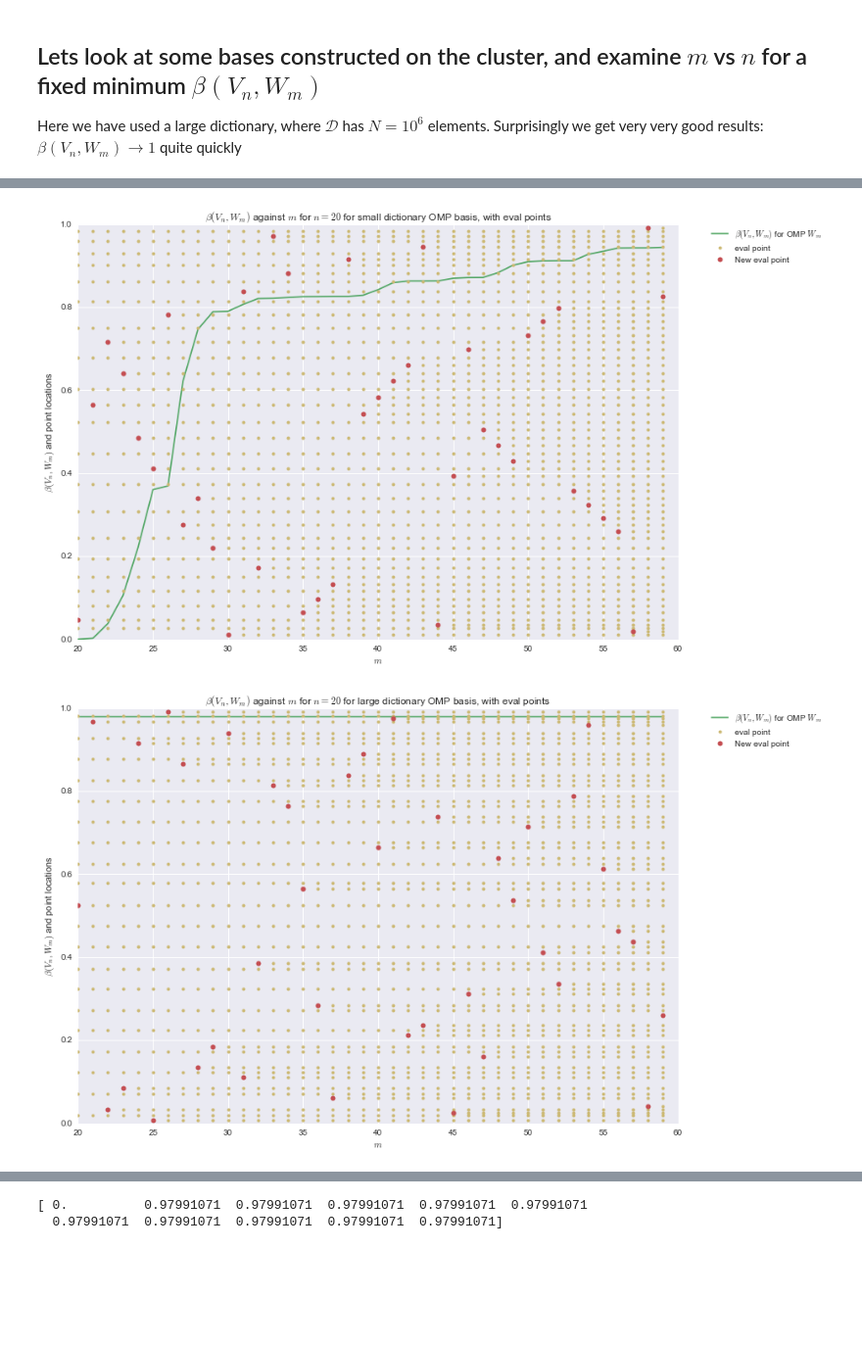
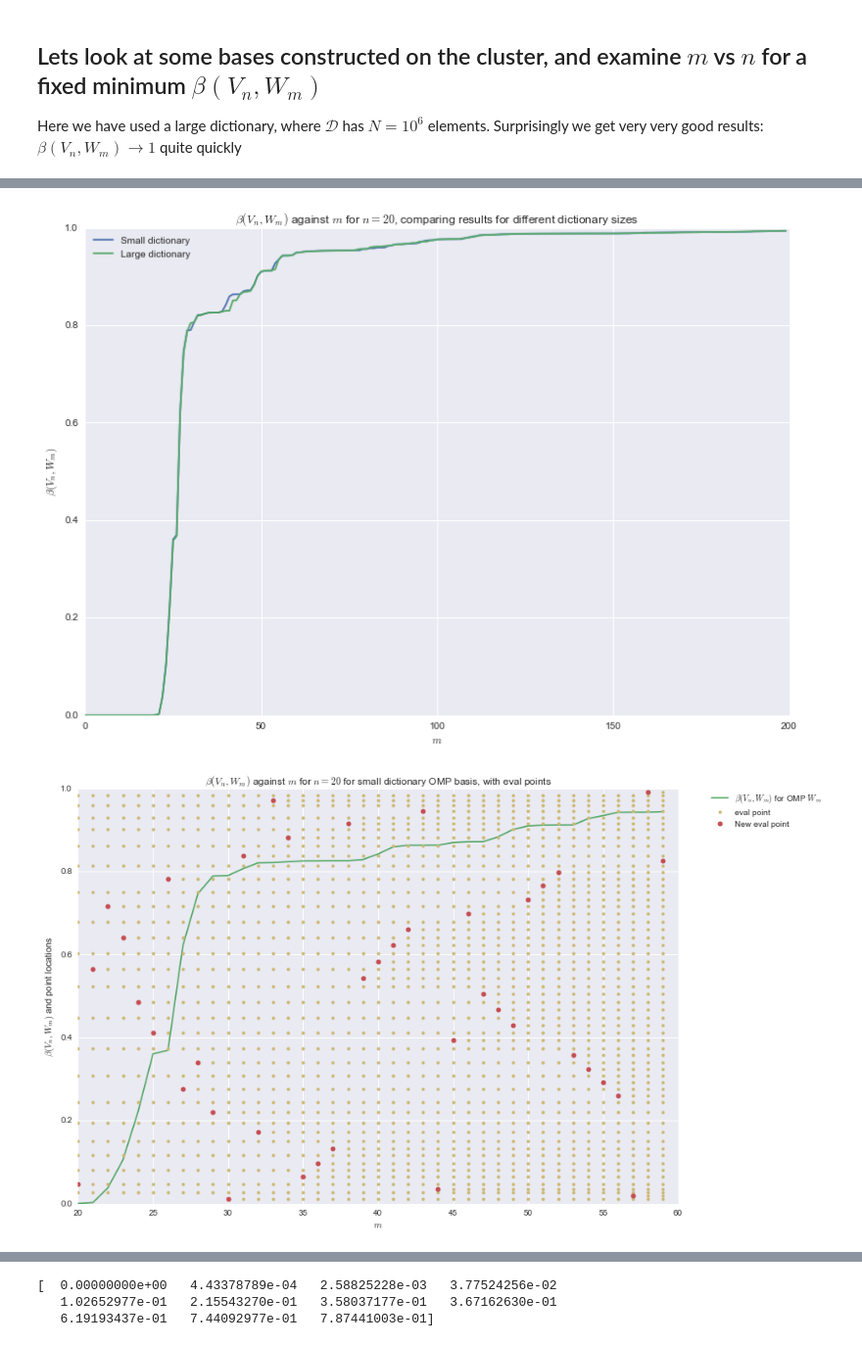
Before and after one commit to Catcher132/omp, a Jupyter notebook: 02_greedy_convergence.ipynb, the cells around one changed output, grey strips where cells are left out. Shown: that part at 98% size. Cells and saved outputs as stored; diff of their text form; code cells hidden in the pictures; blank space fills up the shorter version.

Commit message:
new results updated

```diff
--- a/02_greedy_convergence.ipynb
+++ b/02_greedy_convergence.ipynb
@@ -162,7 +180,7 @@ plt.show()
 Here we have used a large dictionary, where $\mathcal{D}$ has $N = 10^6$ elements. Surprisingly we get very very good results: $\beta(V_n, W_m)\to 1$ quite quickly
 # %%
 m=200
-ns = [5, 10, 20, 40, 100]
+ns = [5, 10, 20, 40]#, 100]
 bs_unif = np.zeros((len(ns), m))
 bs_rand = np.zeros((len(ns), m))
 bs_arb = np.zeros((len(ns), m))
@@ -188,7 +206,7 @@ for j, n in enumerate(ns):
 
     for i in range(n, m):
         BP_unif = omp.BasisPair(Wm_omp_unif_o.subspace(slice(0,i)), Vn)
-        FB_unif = BP_omp.make_favorable_basis()
+        FB_unif = BP_unif.make_favorable_basis()
         bs_unif[j,i] = FB_unif.beta()
 
         BP_rand = omp.BasisPair(Wm_omp_rand_o.subspace(slice(0,i)), Vn)
@@ -251,6 +270,17 @@ Wm_omp = Wms_omp[1]
 Vn = Vn.subspace(slice(0, 20))
 b_omp = bs_omp[1,:]
 n=20
+
+axs = []
+fig = plt.figure(figsize=(13, 9))
+ax = fig.add_subplot(1, 1, 1, title=r'$\beta(V_n, W_m)$ against $m$ for $n={{{0}}}$, comparing results for different dictionary sizes'.format(n))
+
+plt.plot(range(m), b_omp[:], label=r'Small dictionary')
+plt.plot(range(m), bs_unif[2, :], label=r'Large dictionary')
+
+ax.set(xlabel=r'$m$', ylabel=r'$\beta(V_n, W_m)$')
+plt.legend(loc=2)
+plt.show()
 
 # Plot the evaluation points in the Wm_omp basis - generated from a small dictionary
 Wm_points = [vec.params[0][0] for vec in Wm_omp.vecs]
@@ -265,32 +295,32 @@ plt.plot(n * np.ones(n-1), Wm_points[:n-1], 'o', color=cp[4], markersize=4, labe
 plt.plot(n, Wm_points[n-1], 'o', color=cp[2], markersize=6, label='New eval point')
 for m_plot in range(n, n+40-1):
     plt.plot((m_plot+1) * np.ones(m_plot), Wm_points[:m_plot], 'o', color=cp[4], markersize=4)
     plt.plot(m_plot+1, Wm_points[m_plot], 'o', color=cp[2], markersize=6)
 plt.legend(bbox_to_anchor=(1.05, 1), loc=2, borderaxespad=0.)
 plt.show()
 
 
 # Now for the Wm_omp_unif basis - generated from a large dictionary
 omp_unif_x = np.load('omp_x_unif_{0}_10000.npy'.format(n))
 Wm_omp_unif = omp.Basis(vecs=[omp.Vector([x], [1.0], ['H1delta']) for x in omp_unif_x])
 
 Wm_points = [vec.params[0][0] for vec in Wm_omp_unif.vecs]
 
 axs = []
 fig = plt.figure(figsize=(13, 9))
 ax = fig.add_subplot(1, 1, 1, title=r'$\beta(V_n, W_m)$ against $m$ for $n={{{0}}}$ for large dictionary OMP basis, with eval points'.format(n))
 ax.set(xlabel=r'$m$', ylabel=r'$\beta(V_n, W_m)$ and point locations')
 plt.plot(range(n,n+40), bs_unif[2, 20:60], color=cp[1], label=r'$\beta(V_n, W_m)$ for OMP $W_m$')
 
 plt.plot(n * np.ones(n-1), Wm_points[:n-1], 'o', color=cp[4], markersize=4, label='eval point')
 plt.plot(n, Wm_points[n-1], 'o', color=cp[2], markersize=6, label='New eval point')
 for m_plot in range(n, n+40-1):
     plt.plot((m_plot+1) * np.ones(m_plot), Wm_points[:m_plot], 'o', color=cp[4], markersize=4)
     plt.plot(m_plot+1, Wm_points[m_plot], 'o', color=cp[2], markersize=6)
 plt.legend(bbox_to_anchor=(1.05, 1), loc=2, borderaxespad=0.)
 plt.show()
 
 print(bs_unif[2, 19:30])
 # %% [output]
-[figure, old version]
+[figure, new version]
-[figure, old version]
+[figure, new version]
@@ -297,2 +328,3 @@ print(bs_unif[2, 19:30])
-[ 0.          0.97991071  0.97991071  0.97991071  0.97991071  0.97991071
-  0.97991071  0.97991071  0.97991071  0.97991071  0.97991071]
+[  0.00000000e+00   4.43378789e-04   2.58825228e-03   3.77524256e-02
+   1.02652977e-01   2.15543270e-01   3.58037177e-01   3.67162630e-01
+   6.19193437e-01   7.44092977e-01   7.87441003e-01]
```
Also changed, not shown: parts of 4 cells of this notebook.
